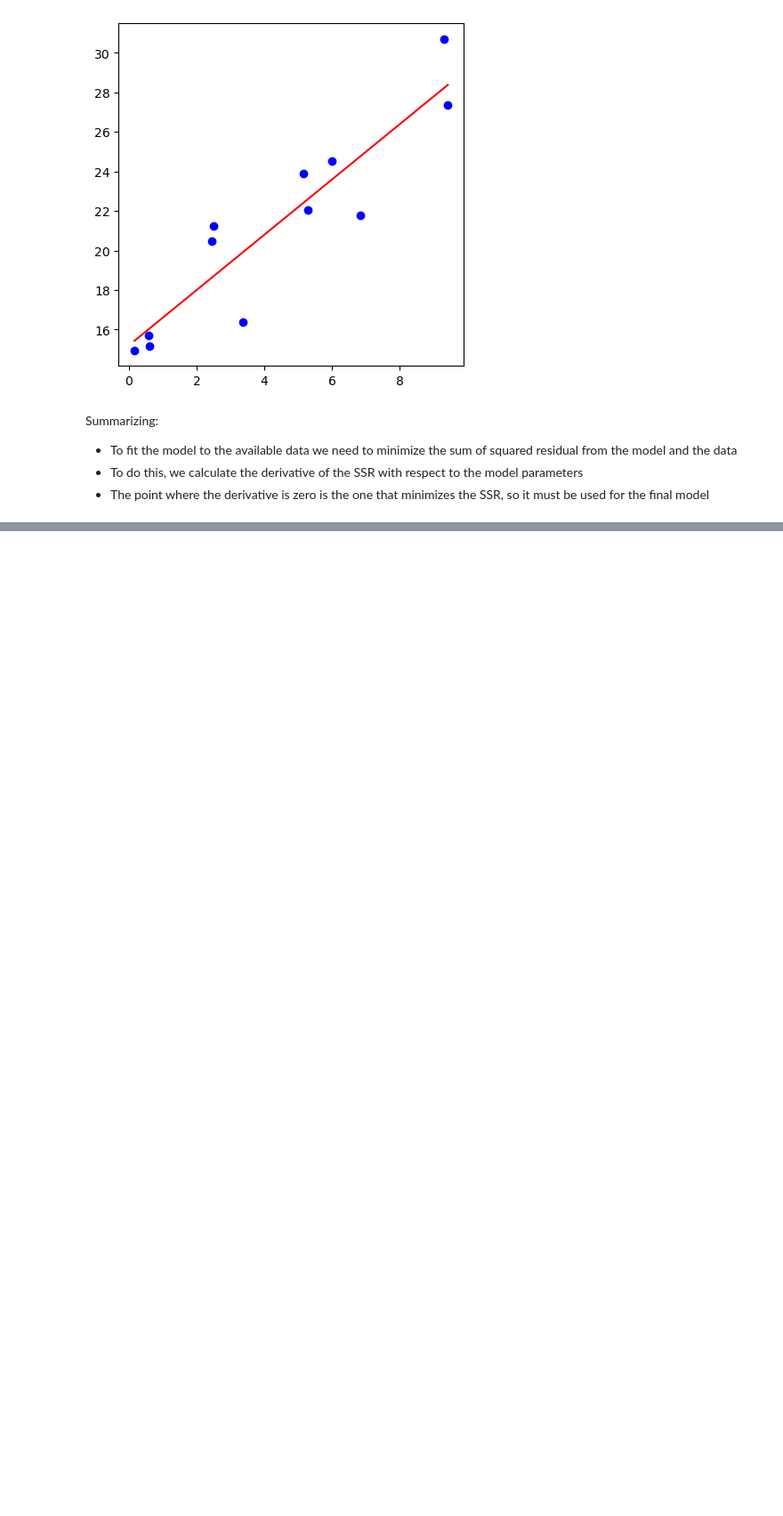
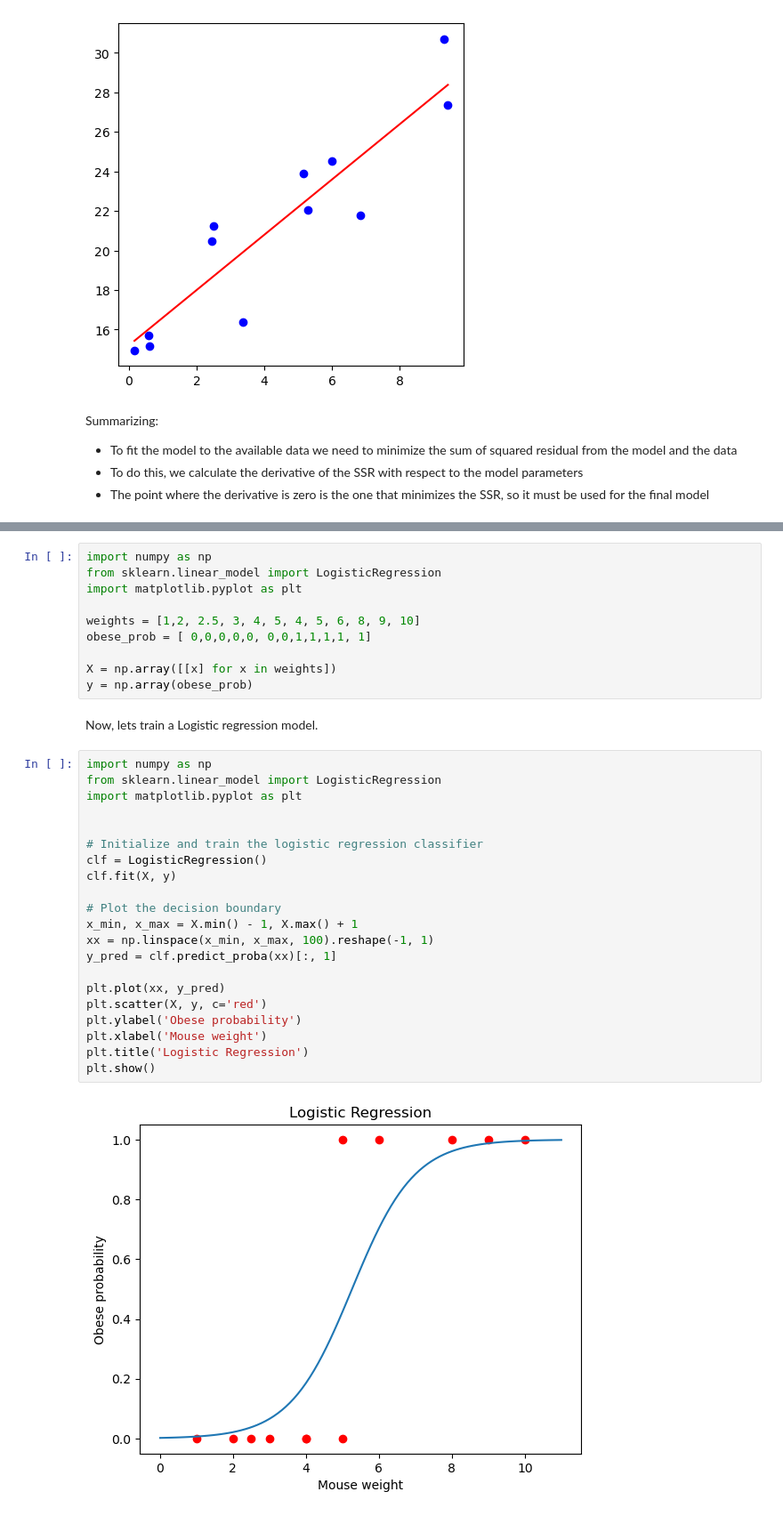
Before and after one commit to herrmilt/PythonLectures, a Jupyter notebook: Lecture5/lin_classif.ipynb, the cells around one changed output, grey strips where cells are left out. Shown at 89% size. Drawn from its saved outputs; the diff is of its cells as text; blank space fills up the shorter version.

Commit message:
Lesson 5. Linear and Logistic Classifier Added

```diff
--- a/Lecture5/lin_classif.ipynb
+++ b/Lecture5/lin_classif.ipynb
@@ -247,0 +448,35 @@ Summarizing:
+# %%
+import numpy as np
+from sklearn.linear_model import LogisticRegression
+import matplotlib.pyplot as plt
+
+weights = [1,2, 2.5, 3, 4, 5, 4, 5, 6, 8, 9, 10]
+obese_prob = [ 0,0,0,0,0, 0,0,1,1,1,1, 1]
+
+X = np.array([[x] for x in weights])
+y = np.array(obese_prob)
+# %% [markdown]
+Now, lets train a Logistic regression model.
+# %%
+import numpy as np
+from sklearn.linear_model import LogisticRegression
+import matplotlib.pyplot as plt
+
+
+# Initialize and train the logistic regression classifier
+clf = LogisticRegression()
+clf.fit(X, y)
+
+# Plot the decision boundary
+x_min, x_max = X.min() - 1, X.max() + 1
+xx = np.linspace(x_min, x_max, 100).reshape(-1, 1)
+y_pred = clf.predict_proba(xx)[:, 1]
+
+plt.plot(xx, y_pred)
+plt.scatter(X, y, c='red')
+plt.ylabel('Obese probability')
+plt.xlabel('Mouse weight')
+plt.title('Logistic Regression')
+plt.show()
+# %% [output]
+[figure, added]
```
Also changed, not shown: parts of 41 cells of this notebook, 1 other file.
